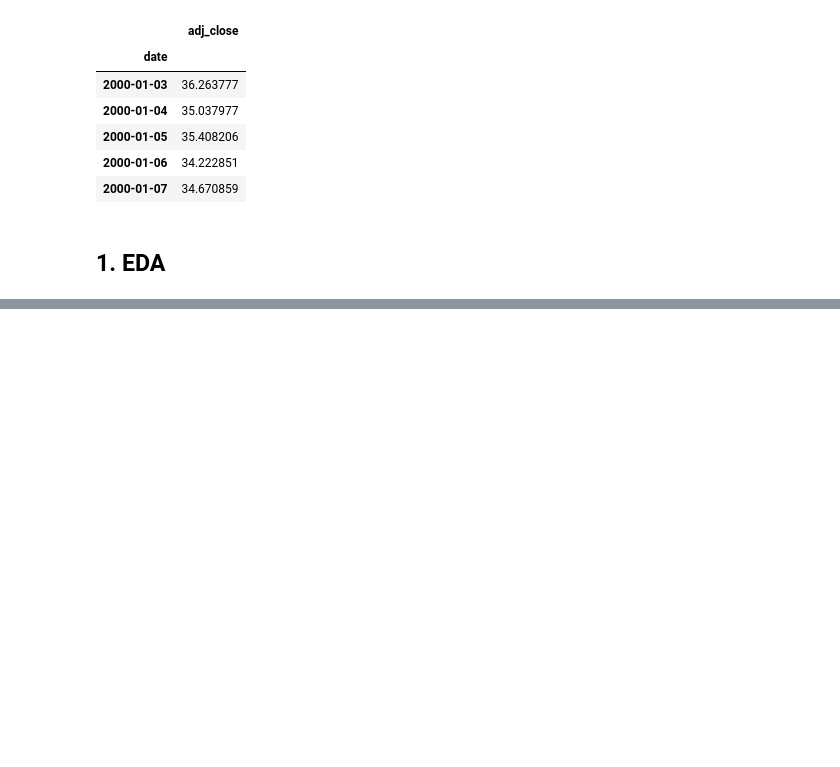
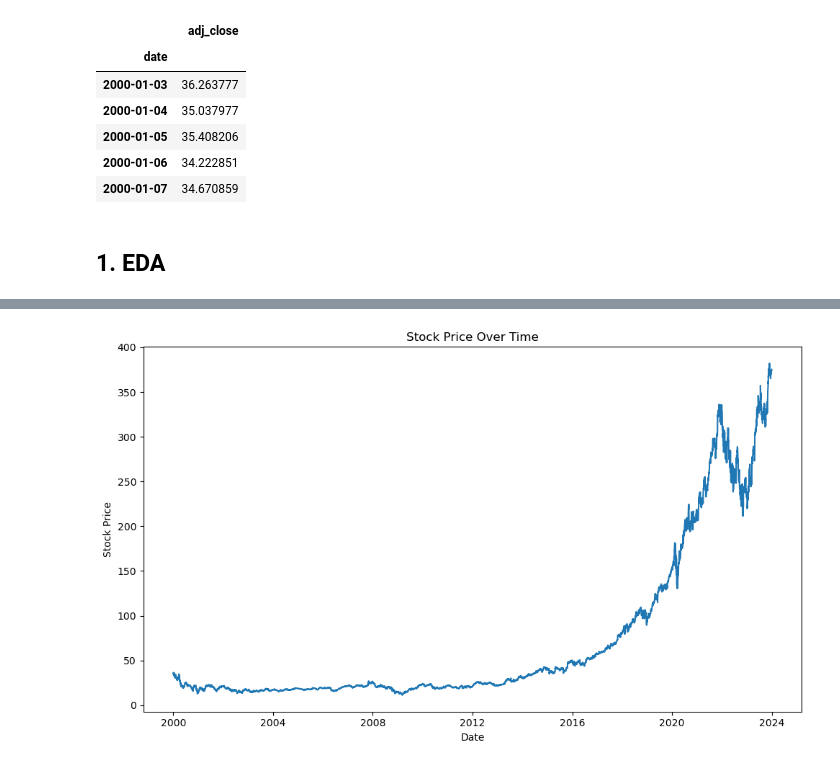
Before and after one commit to baoyik/ADSP-Group-Project, a Jupyter notebook: Main.ipynb, the cells around one changed output, grey strips where cells are left out. Saved outputs shown, nothing was run; the diff lists cells and outputs as text; code cells hidden in the pictures; blank space fills up the shorter version.

Commit message:
modified:   Data.py

```diff
--- a/Main.ipynb
+++ b/Main.ipynb
@@ -57,0 +66,4 @@ memory usage: 94.3 KB
+# %%
+data.plot_stock_price(MSFT)
+# %% [output]
+[figure, added]
```
Also changed, not shown: parts of 8 cells of this notebook, 2 other files.
